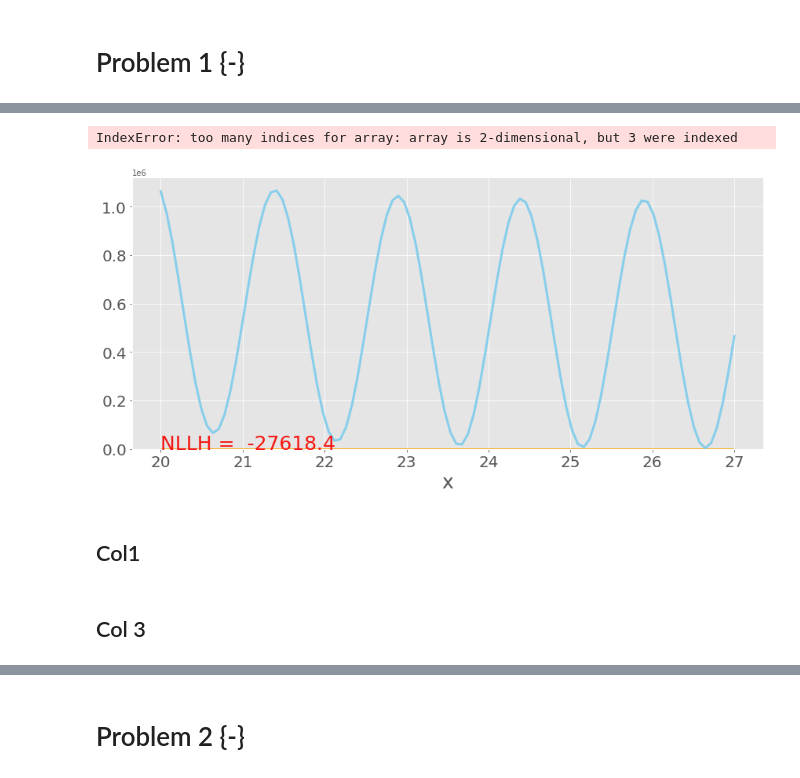
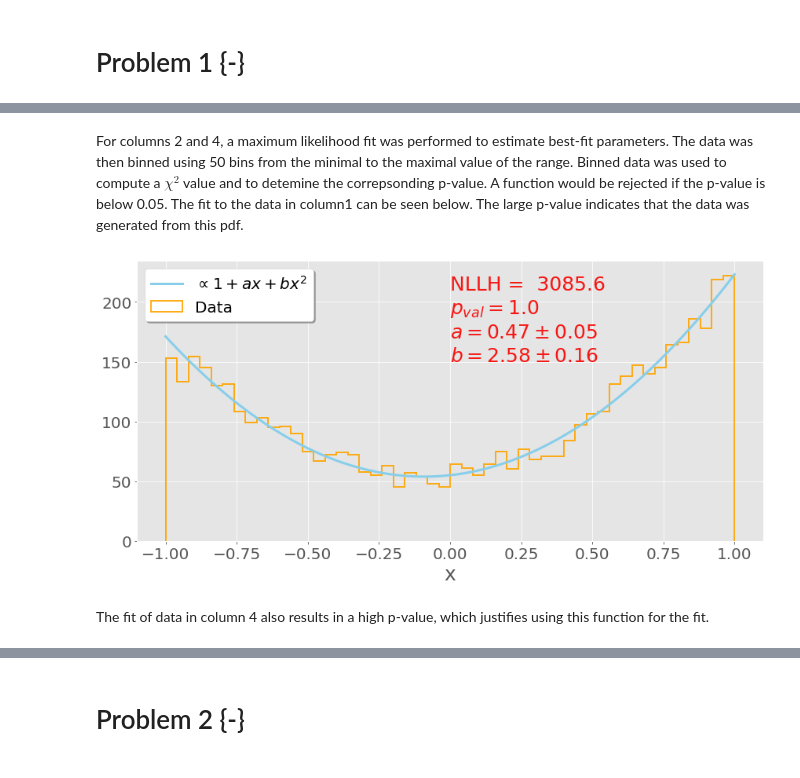
Before and after one commit to Kiril94/AMAS, a Jupyter notebook: Main_exam/AMAS_Exam_2021.ipynb, the cells around one changed output, grey strips where cells are left out. Drawn from its saved outputs; the diff is of its cells as text; code cells hidden in the pictures.

```diff
--- a/Main_exam/AMAS_Exam_2021.ipynb
+++ b/Main_exam/AMAS_Exam_2021.ipynb
@@ -131,40 +121,28 @@ importlib.reload(ast)
 # %%
 #fix c at 4000 and perform maximum likelihood scan
-NLLH2d = ast.NLLH_scan(f0, D1.iloc[:,0])
-grid, llh2d = NLLH2d(np.linspace(-10,10),np.linspace(-10,10))
-fig, ax = plt.subplots()
-ax.contourf(grid[0], grid[1], llh2d, 100)
+NLLH2d = ast.NLLH_scan(f0p, D1.iloc[:,0])
+#grid, llh2d = NLLH2d(np.linspace(-10,10),np.linspace(-10,10))
+#fig, ax = plt.subplots()
+#ax.contourf(grid[0], grid[1], llh2d, 100)
-# %% [output]
-IndexError: too many indices for array: array is 2-dimensional, but 3 were indexed
 # %%
 #Lets perform likelihood fits for the functions that might be suitable
-def f0(x, a,b):
-    c = 4000
-    xmax = 27
-    xmin = 20
-    Norm = -1/a*(np.cos(a*xmax)-np.cos(a*xmin)) + c/b*(np.exp(b*xmax)-np.exp(b*xmin))
-    return (np.sin(a*x)+c*np.exp(b*x)+1)/Norm
-
 p0 = [4.15,-.3]
 nbins = 50
 
 dt0 = fits.hist_fit(
-    f0, D1.iloc[:,0], p0, fit_type = 'ullh',
-    observed = True, print_level = 0)
+    f0p, D1.iloc[:,0], p0, fit_type = 'ullh', print_level = 0)
 a0m, b0m = dt0['minuit_obj'].values[:]
 fd0 = vis.nice_histogram(D1.iloc[:,0], 50)
-
 fig, ax = vis.nice_plot(
-    x0, f0(x0, a0m, b0m)*len(D1)*fd0['binwidth'],
+    x0, f0p(x0, a0m, b0m)*len(D1)*fd0['binwidth'],
     figure = fd0['fig'], axis = fd0['ax'])
 #Both seem to fit reasonably well
 LLH0 = dt0['minuit_obj'].fval
-ax.text(20, 10, f"NLLH =  {LLH0:2.1f}", color = Color_p(2)[0],fontsize = 25)
-fig
+#ax.text(20, 10, f"NLLH =  {LLH0:2.1f}", color = Color_p(2)[0],fontsize = 25)
+#fig
-# %% [output]
-[figure, removed]
-# %% [markdown]
-## Col1
+# %% [markdown]
+For columns 2 and 4, a maximum likelihood fit was performed to estimate best-fit parameters. The data was then binned using 50 bins from the minimal to the maximal value of the range. Binned data was used to compute a $\chi^2$ value and to detemine the correpsonding p-value. A function would be rejected if the p-value is below 0.05.
+The fit to the data in column1 can be seen below. The large p-value indicates that the data was generated from this pdf.
 # %%
 x1 = np.linspace(-1,1,100)
 fd1 = vis.nice_histogram(D1.iloc[:,1], 50)
@@ -173,23 +151,25 @@ fig, ax = vis.nice_plot(x1, f1(x1, *p1)*len(D1)*fd1['binwidth'], figure = fd1['f
 # %%
 #Lets perform likelihood fits for the functions that might be suitable
 nbins = 50
 dt1 = fits.hist_fit(
     f1, D1.iloc[:,1], p1, fit_type = 'ullh',
     observed = True, print_level = 0)
 a1m, b1m = dt1['minuit_obj'].values[:]
 sa1m, sb1m = dt1['minuit_obj'].errors[:]
 fd1 = vis.nice_histogram(D1.iloc[:,1], 50, data_label_hist='Data')
 p00 = [4.2,-.11,40]
 fig, ax = vis.nice_plot(
     x1, f1(x1, a1m, b1m)*len(D1)*fd1['binwidth'],  plot_legend=True, label_fs=25,
     figure = fd1['fig'], axis = fd1['ax'], data_label = r"$\propto 1+ax+bx^2$")
 #Both seem to fit reasonably well
 LLH1 = dt1['minuit_obj'].fval
 ax.text(0, 210, f"NLLH =  {LLH1:2.1f}", color = Color_p(2)[0],fontsize = 25)
 ax.text(0, 170, r"$a = 0.47\pm0.05$", color = Color_p(2)[0],fontsize = 25)
 ax.text(0, 150, r"$b = 2.58\pm0.16$", color = Color_p(2)[0],fontsize = 25)
 #compute chi2 and pvalue using 50 bins
-chi21 = f_chi2(fd1['y'], f1(fd1['x'],a1m, b1m))
+chi21 = f_chi2(fd1['y'], f1(fd1['x'],a1m, b1m)*len(D1)*fd1['binwidth'])
 pval1 = stats.chi2.sf(chi21, len(D1)-2)
-ax.text(0, 190, r"$p = 0.680$", color = Color_p(2)[0],fontsize = 25)
+ax.text(0, 190, r"$p_{val} = 1.0$", color = Color_p(2)[0],fontsize = 25)
 fig
+# %% [output]
+[figure, added]
@@ -198,5 +176,5 @@ pval1
-# %% [markdown]
-## Col 3
+# %% [markdown]
+The fit of data in column 4 also results in a high p-value, which justifies using this function for the fit.
 # %%
 x3 = np.linspace(0,2.5,100)
 fd3 = vis.nice_histogram(D1.iloc[:,3], 50)
```
Also changed, not shown: parts of 80 cells of this notebook.
